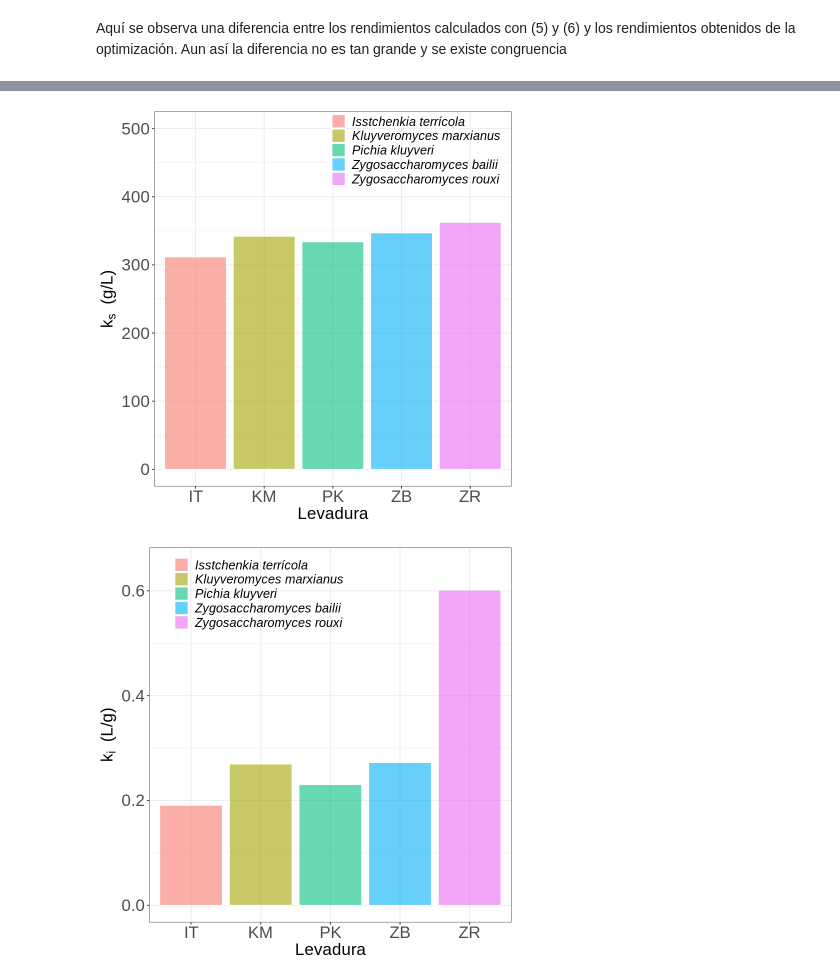
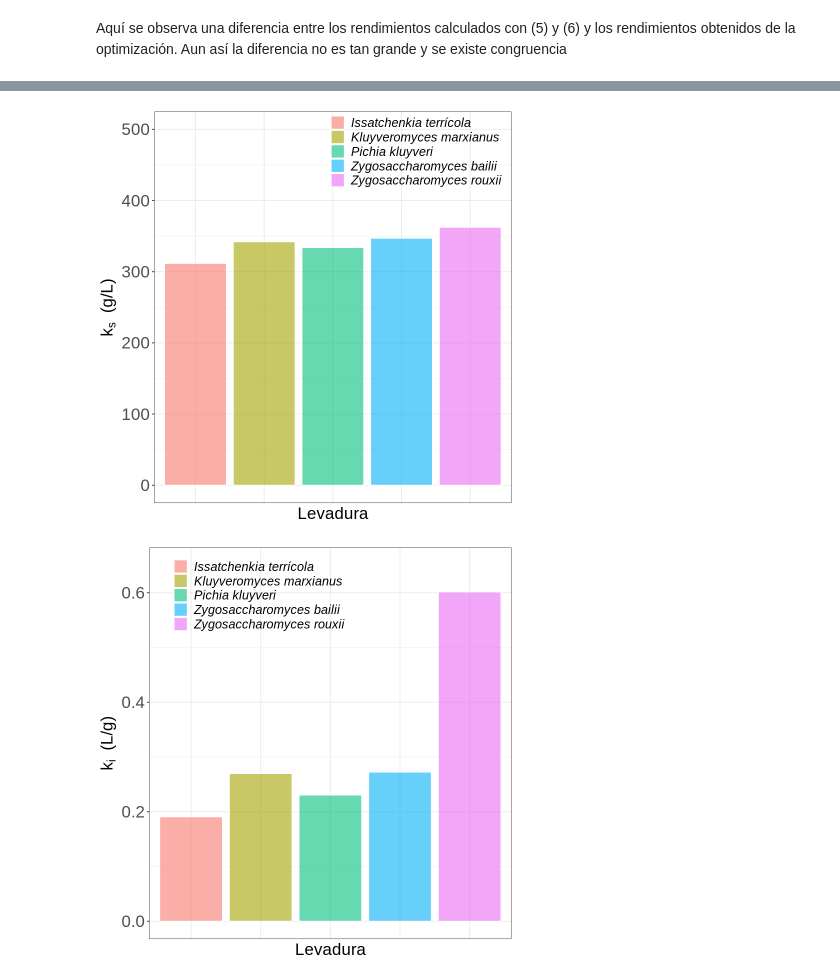
Before and after one commit to JuanM-GG/modelos-tesis, a Jupyter notebook: optimizacion_parametrica_inhibicion.ipynb, the cells around one changed output, grey strips where cells are left out. Saved outputs shown, nothing was run; the diff lists cells and outputs as text; code cells hidden in the pictures.

```diff
--- a/optimizacion_parametrica_inhibicion.ipynb
+++ b/optimizacion_parametrica_inhibicion.ipynb
@@ -1105,14 +1098,16 @@ ggplot(data=data_ks, aes(x=lev, y=ks, fill = lev)) +
   geom_bar(stat="identity", color="white", alpha = 0.6) +
   xlab("Levadura") +
   ylim(c(0,500)) +
-  scale_fill_discrete(name = "", labels = c("Isstchenkia terrícola",
+  scale_fill_discrete(name = "", labels = c("Issatchenkia terrícola",
   "Kluyveromyces marxianus", "Pichia kluyveri","Zygosaccharomyces bailii",
-  "Zygosaccharomyces rouxi")) +
+  "Zygosaccharomyces rouxii")) +
   theme_bw() +
   theme(
             plot.title = element_text(size=25),
             axis.text = element_text(size=20),
             axis.title = element_text(size=20),
+            axis.text.x=element_blank(),
+            axis.ticks.x=element_blank(),
             legend.title = element_text(size=15),
             legend.text = element_text(size=15, face = "italic",   ),
             legend.position = c(0.73, 0.92),
@@ -1123,7 +1118,7 @@ ggplot(data=data_ks, aes(x=lev, y=ks, fill = lev)) +
 
         )
 # %% [output]
-[figure, old version]
+[figure, new version]
 # %%
 data_ki <- data.frame(lev = c("IT","KM","PK","ZB","ZR"),
                     ki = c(GA_it@solution[3], GA_km@solution[3], GA_pk@solution[3],
@@ -1131,27 +1126,29 @@ data_ki <- data.frame(lev = c("IT","KM","PK","ZB","ZR"),
 # %%
 ggplot(data=data_ki, aes(x=lev, y=ki, fill = lev)) +
   geom_bar(stat="identity", color="white", alpha = 0.6) +
   xlab("Levadura") +
   ylim(c(0,0.65)) +
-  scale_fill_discrete(name = "", labels = c("Isstchenkia terrícola",
+  scale_fill_discrete(name = "", labels = c("Issatchenkia terrícola",
   "Kluyveromyces marxianus", "Pichia kluyveri","Zygosaccharomyces bailii",
-  "Zygosaccharomyces rouxi")) +
+  "Zygosaccharomyces rouxii")) +
   theme_bw() +
   theme(
             plot.title = element_text(size=25),
             axis.text = element_text(size=20),
             axis.title = element_text(size=20),
+            axis.text.x=element_blank(),
+            axis.ticks.x=element_blank(),
             legend.title = element_text(size=15),
             legend.text = element_text(size=15, face = "italic",   ),
             legend.position = c(0.3, 0.90),
             legend.background = element_rect(fill=NA))+
             labs(
                 y = expression(paste(k[i], "  (L/g)"))
 
 
         )
 # %% [output]
-[figure, old version]
+[figure, new version]
 # %%
 data_yxs <- data.frame(lev = c("IT","KM","PK","ZB","ZR"),
                     yxs = c(GA_it@solution[4], GA_km@solution[4], GA_pk@solution[4],
```
Also changed, not shown: parts of 10 cells of this notebook.
